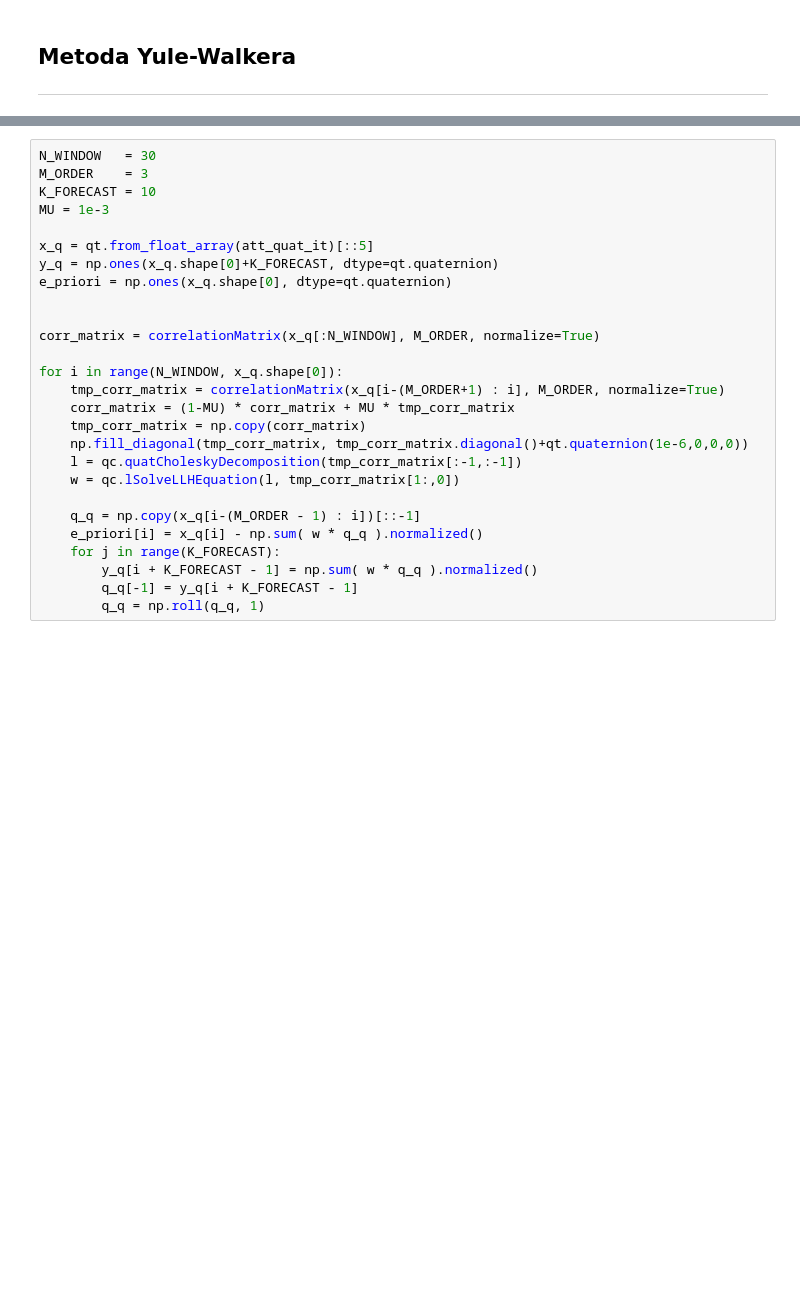
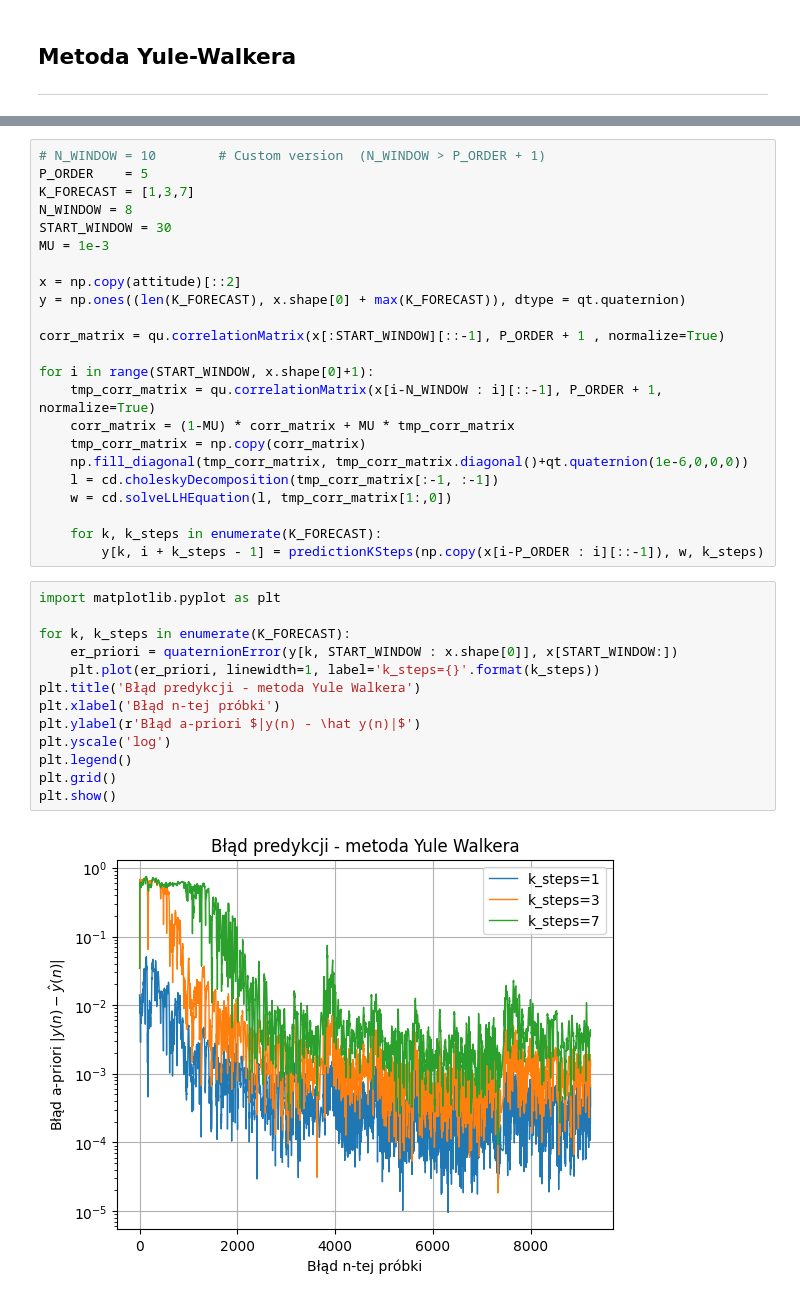
Before and after one commit to BezdzietnyAntoni/QuaternionPredictionAR, a Jupyter notebook: DroneYule.ipynb, the cells around one changed output, grey strips where cells are left out. Drawn from its saved outputs; the diff is of its cells as text; blank space fills up the shorter version.

Commit message:
Drone method YuleWalker

```diff
--- a/DroneYule.ipynb
+++ b/DroneYule.ipynb
@@ -54,27 +49,38 @@ for i in range(N_WINDOW, x.shape[0]):
 # %%
-N_WINDOW   = 30
-M_ORDER    = 3
-K_FORECAST = 10
+# N_WINDOW = 10        # Custom version  (N_WINDOW > P_ORDER + 1)
+P_ORDER    = 5
+K_FORECAST = [1,3,7]
+N_WINDOW = 8
+START_WINDOW = 30
 MU = 1e-3
 
-x_q = qt.from_float_array(att_quat_it)[::5]
-y_q = np.ones(x_q.shape[0]+K_FORECAST, dtype=qt.quaternion)
-e_priori = np.ones(x_q.shape[0], dtype=qt.quaternion)
+x = np.copy(attitude)[::2]
+y = np.ones((len(K_FORECAST), x.shape[0] + max(K_FORECAST)), dtype = qt.quaternion)
 
+corr_matrix = qu.correlationMatrix(x[:START_WINDOW][::-1], P_ORDER + 1 , normalize=True)
 
-corr_matrix = correlationMatrix(x_q[:N_WINDOW], M_ORDER, normalize=True)
-
-for i in range(N_WINDOW, x_q.shape[0]):
-    tmp_corr_matrix = correlationMatrix(x_q[i-(M_ORDER+1) : i], M_ORDER, normalize=True)
+for i in range(START_WINDOW, x.shape[0]+1):
+    tmp_corr_matrix = qu.correlationMatrix(x[i-N_WINDOW : i][::-1], P_ORDER + 1, normalize=True)
     corr_matrix = (1-MU) * corr_matrix + MU * tmp_corr_matrix
     tmp_corr_matrix = np.copy(corr_matrix)
     np.fill_diagonal(tmp_corr_matrix, tmp_corr_matrix.diagonal()+qt.quaternion(1e-6,0,0,0))
-    l = qc.quatCholeskyDecomposition(tmp_corr_matrix[:-1,:-1])
-    w = qc.lSolveLLHEquation(l, tmp_corr_matrix[1:,0])
+    l = cd.choleskyDecomposition(tmp_corr_matrix[:-1, :-1])
+    w = cd.solveLLHEquation(l, tmp_corr_matrix[1:,0])
 
-    q_q = np.copy(x_q[i-(M_ORDER - 1) : i])[::-1]
-    e_priori[i] = x_q[i] - np.sum( w * q_q ).normalized()
-    for j in range(K_FORECAST):
-        y_q[i + K_FORECAST - 1] = np.sum( w * q_q ).normalized()
-        q_q[-1] = y_q[i + K_FORECAST - 1]
-        q_q = np.roll(q_q, 1)
+    for k, k_steps in enumerate(K_FORECAST):
+        y[k, i + k_steps - 1] = predictionKSteps(np.copy(x[i-P_ORDER : i][::-1]), w, k_steps)
+# %%
+import matplotlib.pyplot as plt
+
+for k, k_steps in enumerate(K_FORECAST):
+    er_priori = quaternionError(y[k, START_WINDOW : x.shape[0]], x[START_WINDOW:])
+    plt.plot(er_priori, linewidth=1, label='k_steps={}'.format(k_steps))
+plt.title('Błąd predykcji - metoda Yule Walkera')
+plt.xlabel('Błąd n-tej próbki')
+plt.ylabel(r'Błąd a-priori $|y(n) - \hat y(n)|$')
+plt.yscale('log')
+plt.legend()
+plt.grid()
+plt.show()
+# %% [output]
+[figure, added]
```
Also changed, not shown: parts of 3 cells of this notebook, 2 other files.
